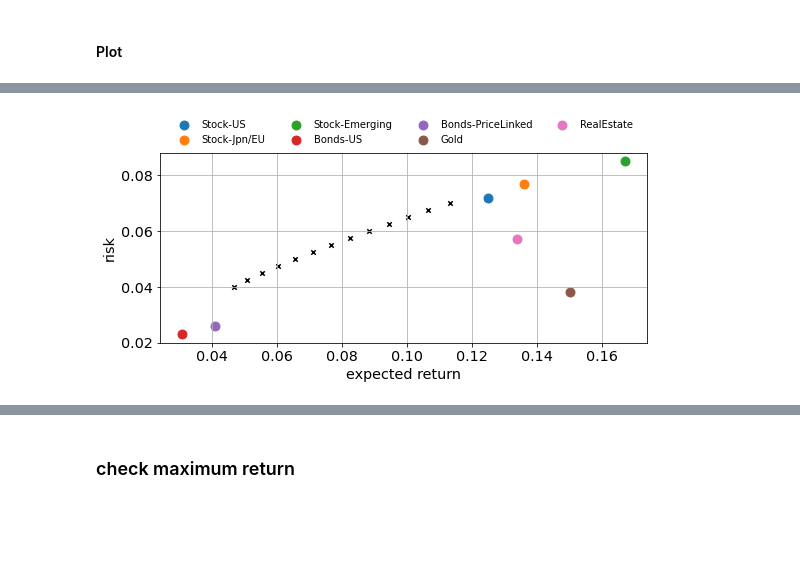
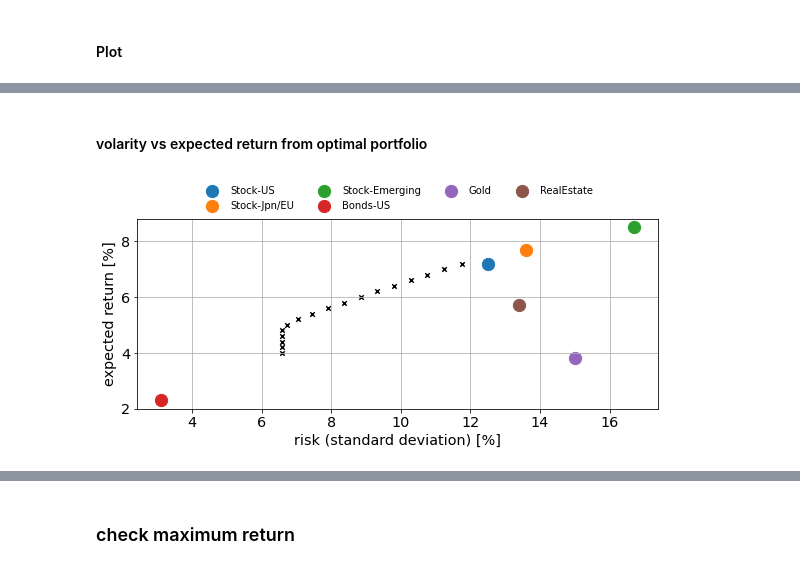
Before and after one commit to kt-q/wealthnavi-portfolio, a Jupyter notebook: WealthNavi_portfolio.ipynb, the cells around one changed output, grey strips where cells are left out. Saved outputs shown, nothing was run; the diff lists cells and outputs as text; code cells hidden in the pictures; blank space fills up the shorter version.

```diff
--- a/WealthNavi_portfolio.ipynb
+++ b/WealthNavi_portfolio.ipynb
@@ -101,7 +117,7 @@ risk["Stock-US"] = 12.5/100
 risk["Stock-Jpn/EU"] = 13.6/100
 risk["Stock-Emerging"] = 16.7/100
 risk["Bonds-US"] = 3.1/100
-risk["Bonds-PriceLinked"] = 4.1/100
+#risk["Bonds-PriceLinked"] = 4.1/100
 risk["Gold"] = 15.0/100
 risk["RealEstate"] = 13.4/100
 # %%
@@ -122,7 +138,7 @@ val["Stock-US"] = 7.2/100
 val["Stock-Jpn/EU"] = 7.7/100
 val["Stock-Emerging"] = (8.5+0.00000000001)/100
 val["Bonds-US"] = 2.3/100
-val["Bonds-PriceLinked"] = 2.6/100
+#val["Bonds-PriceLinked"] = 2.6/100
 val["Gold"] = 3.8/100
 val["RealEstate"] = 5.7/100
 # %%
@@ -233,8 +245,8 @@ plt.savefig("assetclass_heatmap.png")
 # %%
 #　効率的フォロンティア (efficient frontier)を計算
 
-vmin, vmax, vdelta = 0.04, 0.07, 0.0025     #　要求リターン: 4% ~ 7%を0.25%刻みで計算
-trets = np.arange(vmin, vmax, vdelta)
+vmin, vmax, vdelta = 0.04, 0.07, 0.002     #　要求リターン: 4% ~ 7%を0.2%刻みで計算
+trets = np.arange(vmin, vmax+vdelta, vdelta)
 
 # 資産クラスの重みを一律に5% ~ 35%に設定
 ef = EfficientFrontier(val, df, weight_bounds=(0.05, 0.35))
@@ -260,25 +305,28 @@ tvols, tweights = calc_weight(ef, trets)
+# %% [markdown]
+#### volarity vs expected return from optimal portfolio
+# %%
+volarity = np.array(tvols)*100
+expected_return = np.array(trets)*100
 # %%
 # figureを生成
 fig = plt.figure()
 
 # axをfigureに設定
 ax = fig.add_subplot(1,1,1)
 
-
-#ax.set_title('各資産クラスの期待リターンとリスク')
-ax.set_xlabel('expected return')
-ax.set_ylabel('risk')
+ax.set_xlabel('risk (standard deviation) [%]')
+ax.set_ylabel('expected return [%]')
 ax.grid(True)
 
+for i,j,k in zip(risk, val, name):
+    ax.scatter(i*100, j*100, s=150, label=k)
 
-for i,j,k in zip(risk, val, name):
-    ax.scatter(i, j, s=80, label=k)
-
-ax.scatter(tvols, trets, marker="x", s=20, c='k')
+ax.scatter(volarity, expected_return, s=20, marker="x", color="k")
 ax.legend(loc='lower center', bbox_to_anchor=(0.5, 1.02), borderaxespad=0, ncol=4, fontsize=10, frameon=False)
 
 plt.tight_layout()
 
-plt.savefig("maximum_return_vs_risk.png")
+plt.savefig("assetclass_ef_with_bounds.png")
+#plt.show()
 # %% [output]
-[figure, old version]
+[figure, new version]
```
Also changed, not shown: parts of 39 cells of this notebook, 7 other files.
